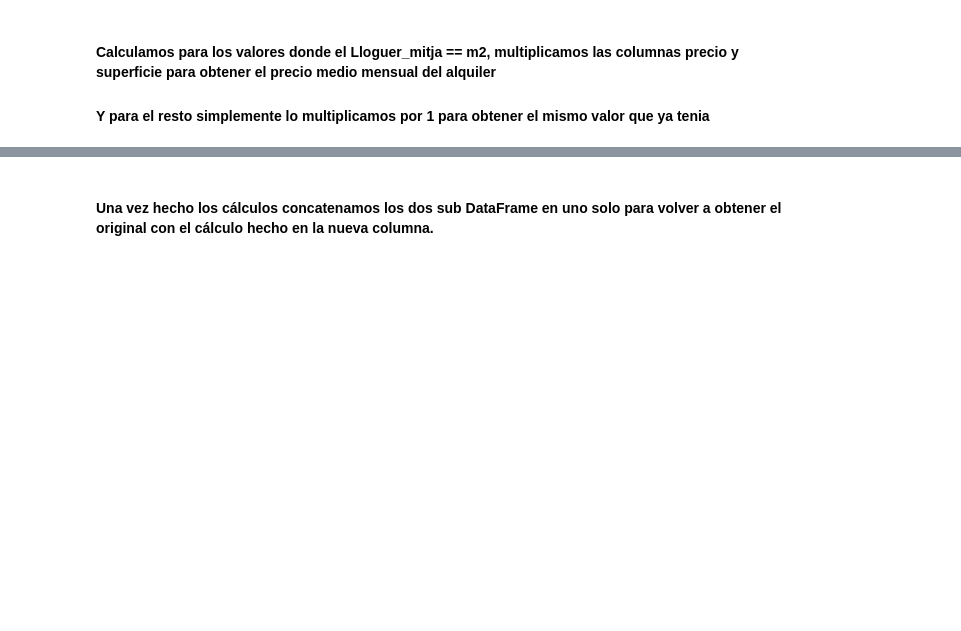
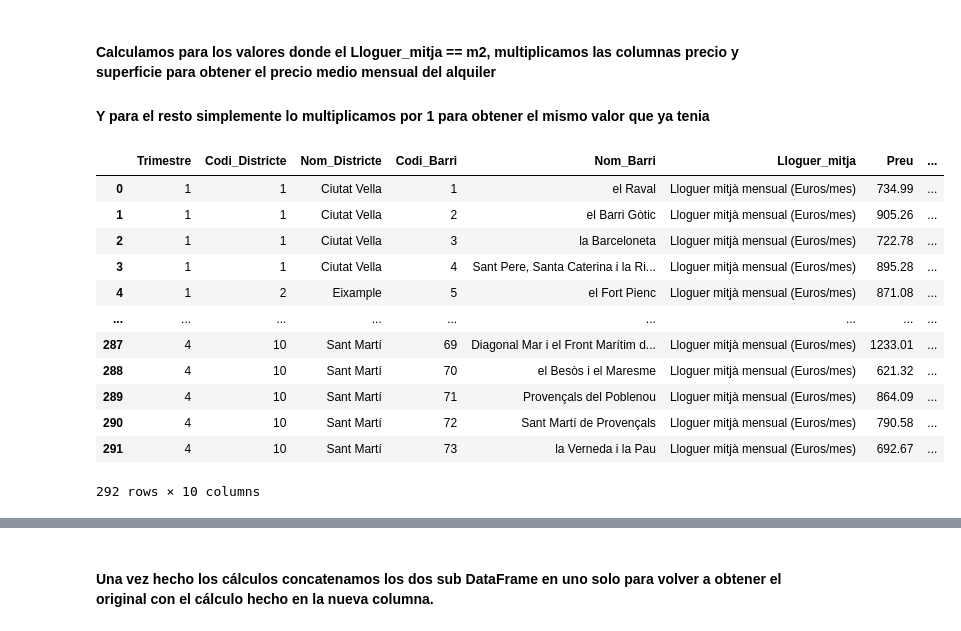
Before and after one commit to Sergiochueco/Hackato_JUMP2DIGITAL, a Jupyter notebook: EDA.ipynb, the cells around one changed output, grey strips where cells are left out. Saved outputs shown, nothing was run; the diff lists cells and outputs as text; code cells hidden in the pictures; blank space fills up the shorter version.

```diff
--- a/EDA.ipynb
+++ b/EDA.ipynb
@@ -374,0 +436,16 @@ df_lloguer_mitja_mensual['Preu_mitja_mensual'] = df_lloguer_mitja_mensual['Preu'
+# %%
+df_lloguer_mitja_mensual
+# %% [output]
+|  | Trimestre | Codi_Districte | Nom_Districte | Codi_Barri | Nom_Barri | Lloguer_mitja | Preu | ... |
+| 0 | 1 | 1 | Ciutat Vella | 1 | el Raval | Lloguer mitjà mensual (Euros/mes) | 734.99 | ... |
+| 1 | 1 | 1 | Ciutat Vella | 2 | el Barri Gòtic | Lloguer mitjà mensual (Euros/mes) | 905.26 | ... |
+| 2 | 1 | 1 | Ciutat Vella | 3 | la Barceloneta | Lloguer mitjà mensual (Euros/mes) | 722.78 | ... |
+| 3 | 1 | 1 | Ciutat Vella | 4 | Sant Pere, Santa Caterina i la Ri... | Lloguer mitjà mensual (Euros/mes) | 895.28 | ... |
+| 4 | 1 | 2 | Eixample | 5 | el Fort Pienc | Lloguer mitjà mensual (Euros/mes) | 871.08 | ... |
+| ... | ... | ... | ... | ... | ... | ... | ... | ... |
+| 287 | 4 | 10 | Sant Martí | 69 | Diagonal Mar i el Front Marítim d... | Lloguer mitjà mensual (Euros/mes) | 1233.01 | ... |
+| 288 | 4 | 10 | Sant Martí | 70 | el Besòs i el Maresme | Lloguer mitjà mensual (Euros/mes) | 621.32 | ... |
+| 289 | 4 | 10 | Sant Martí | 71 | Provençals del Poblenou | Lloguer mitjà mensual (Euros/mes) | 864.09 | ... |
+| 290 | 4 | 10 | Sant Martí | 72 | Sant Martí de Provençals | Lloguer mitjà mensual (Euros/mes) | 790.58 | ... |
+| 291 | 4 | 10 | Sant Martí | 73 | la Verneda i la Pau | Lloguer mitjà mensual (Euros/mes) | 692.67 | ... |
+292 rows × 10 columns
```
Also changed, not shown: parts of 15 cells of this notebook.
